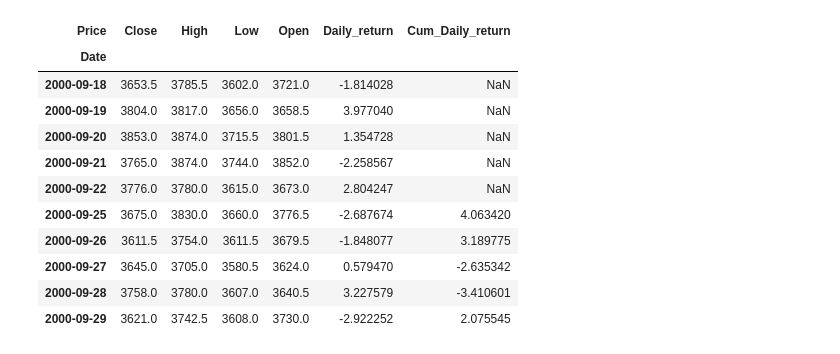
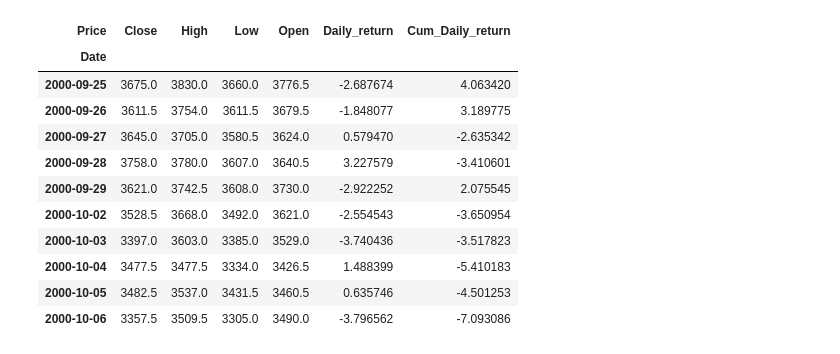
Before and after one commit to mod7ex/algo-strategies, a Jupyter notebook: markov-chain/index.ipynb, the cells around one changed output. Drawn from its saved outputs; the diff is of its cells as text; code cells hidden in the pictures.

```diff
--- a/markov-chain/index.ipynb
+++ b/markov-chain/index.ipynb
@@ -53,30 +43,26 @@ fig.show()
 # %%
 N = 5
-x = 0.05
 
 df["Cum_Daily_return"] = (
     df["Daily_return"]
     .shift(1)
     .rolling(N)
     .sum()
 )
 
+df.dropna(inplace=True)
+
 df.head(10)
-
-
-# df["flag"] = df["Cum_Daily_return"] > x
-
-# df
 # %% [output]
 | Price | Close | High | Low | Open | Daily_return | Cum_Daily_return |
 | Date |  |  |  |  |  |  |
-| 2000-09-18 | 3653.5 | 3785.5 | 3602.0 | 3721.0 | -1.814028 | NaN |
-| 2000-09-19 | 3804.0 | 3817.0 | 3656.0 | 3658.5 | 3.977040 | NaN |
-| 2000-09-20 | 3853.0 | 3874.0 | 3715.5 | 3801.5 | 1.354728 | NaN |
-| 2000-09-21 | 3765.0 | 3874.0 | 3744.0 | 3852.0 | -2.258567 | NaN |
-| 2000-09-22 | 3776.0 | 3780.0 | 3615.0 | 3673.0 | 2.804247 | NaN |
 | 2000-09-25 | 3675.0 | 3830.0 | 3660.0 | 3776.5 | -2.687674 | 4.063420 |
 | 2000-09-26 | 3611.5 | 3754.0 | 3611.5 | 3679.5 | -1.848077 | 3.189775 |
 | 2000-09-27 | 3645.0 | 3705.0 | 3580.5 | 3624.0 | 0.579470 | -2.635342 |
 | 2000-09-28 | 3758.0 | 3780.0 | 3607.0 | 3640.5 | 3.227579 | -3.410601 |
 | 2000-09-29 | 3621.0 | 3742.5 | 3608.0 | 3730.0 | -2.922252 | 2.075545 |
+| 2000-10-02 | 3528.5 | 3668.0 | 3492.0 | 3621.0 | -2.554543 | -3.650954 |
+| 2000-10-03 | 3397.0 | 3603.0 | 3385.0 | 3529.0 | -3.740436 | -3.517823 |
+| 2000-10-04 | 3477.5 | 3477.5 | 3334.0 | 3426.5 | 1.488399 | -5.410183 |
+| 2000-10-05 | 3482.5 | 3537.0 | 3431.5 | 3460.5 | 0.635746 | -4.501253 |
+| 2000-10-06 | 3357.5 | 3509.5 | 3305.0 | 3490.0 | -3.796562 | -7.093086 |
```
Also changed, not shown: parts of 8 cells of this notebook, 3 other files.
